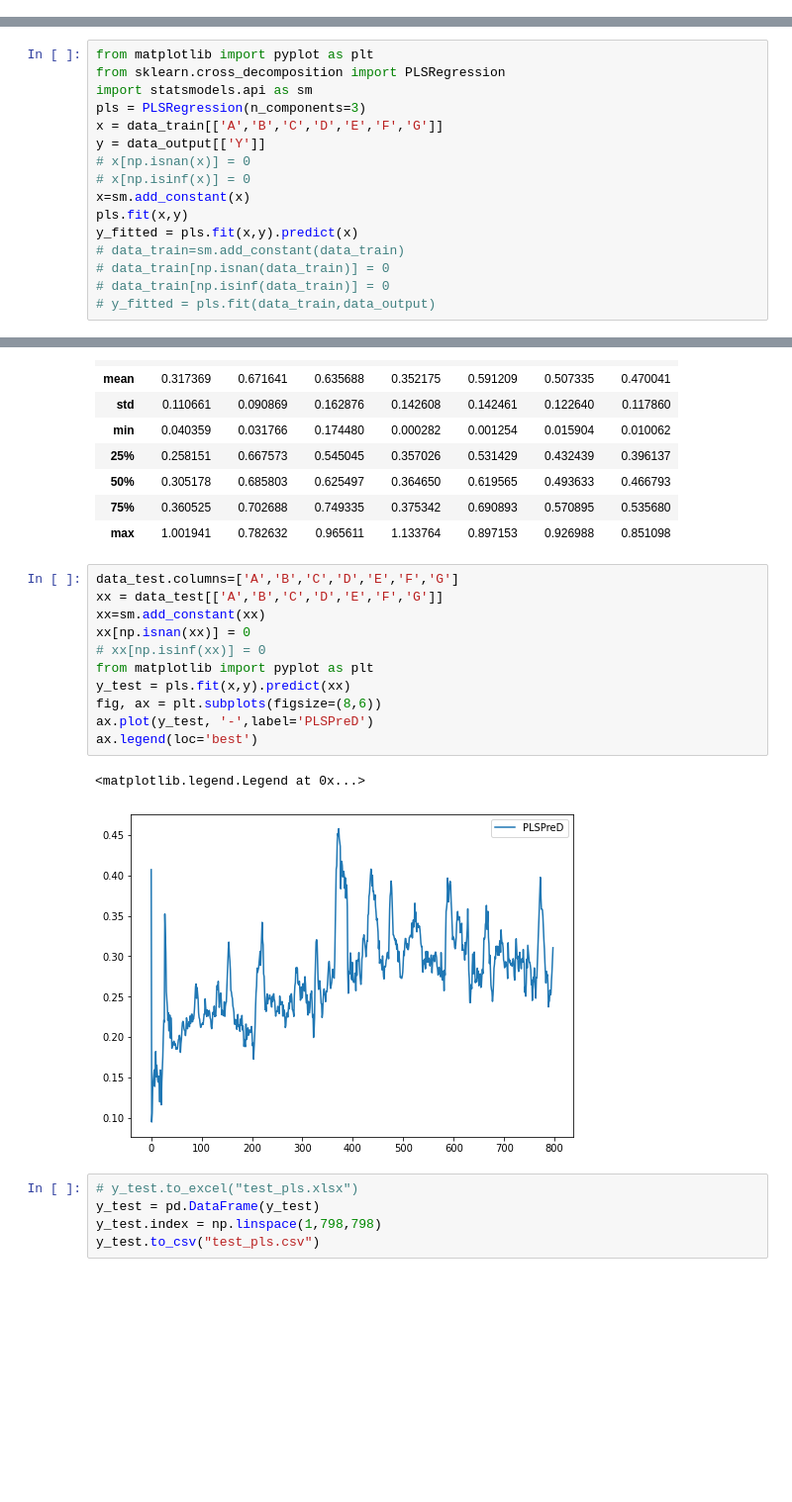
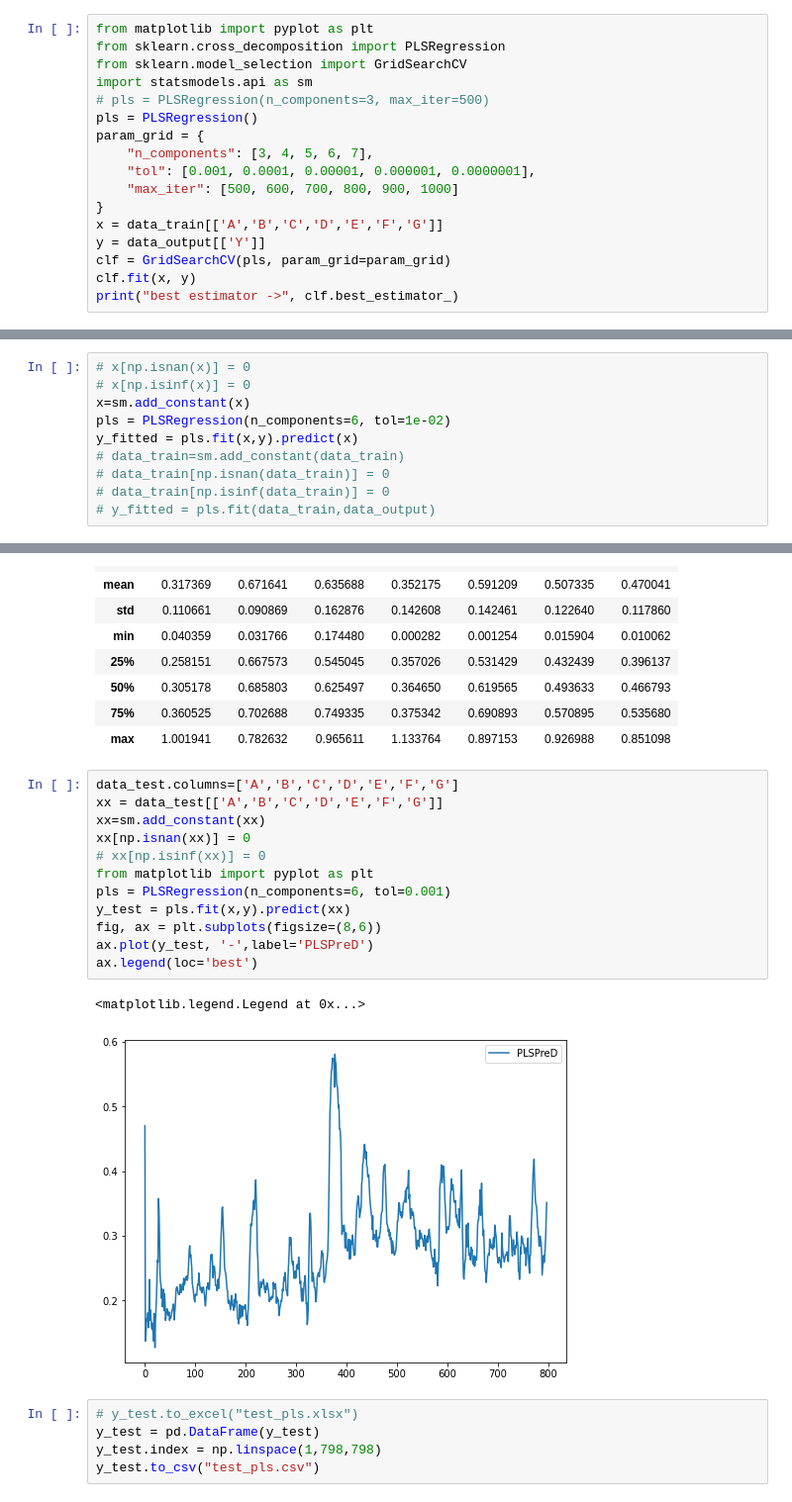
Before and after one commit to LeBronLiHD/ZJU2021_Data-driven_Modeling_Application, a Jupyter notebook: Simple-model/pls/pls.ipynb, the cells around one changed output, grey strips where cells are left out. Shown at 99% size. Saved outputs shown, nothing was run; the diff lists cells and outputs as text; blank space fills up the shorter version.

Commit message:
add parameter tune of PLS and Randomforest

```diff
--- a/Simple-model/pls/pls.ipynb
+++ b/Simple-model/pls/pls.ipynb
@@ -47,3 +47,20 @@ data_output.describe()
 # %%
 data_train.columns=['A','B','C','D','E','F','G']
 data_output.columns = ['Y']
+# %%
+from matplotlib import pyplot as plt
+from sklearn.cross_decomposition import PLSRegression
+from sklearn.model_selection import GridSearchCV
+import statsmodels.api as sm
+# pls = PLSRegression(n_components=3, max_iter=500)
+pls = PLSRegression()
+param_grid = {
+    "n_components": [3, 4, 5, 6, 7],
+    "tol": [0.001, 0.0001, 0.00001, 0.000001, 0.0000001],
+    "max_iter": [500, 600, 700, 800, 900, 1000]
+}
+x = data_train[['A','B','C','D','E','F','G']]
+y = data_output[['Y']]
+clf = GridSearchCV(pls, param_grid=param_grid)
+clf.fit(x, y)
+print("best estimator ->", clf.best_estimator_)
@@ -50,14 +69,8 @@ data_output.columns = ['Y']
 # %%
-from matplotlib import pyplot as plt
-from sklearn.cross_decomposition import PLSRegression
-import statsmodels.api as sm
-pls = PLSRegression(n_components=3)
-x = data_train[['A','B','C','D','E','F','G']]
-y = data_output[['Y']]
 # x[np.isnan(x)] = 0
 # x[np.isinf(x)] = 0
 x=sm.add_constant(x)
-pls.fit(x,y)
+pls = PLSRegression(n_components=6, tol=1e-02)
 y_fitted = pls.fit(x,y).predict(x)
 # data_train=sm.add_constant(data_train)
 # data_train[np.isnan(data_train)] = 0
@@ -89,17 +102,18 @@ data_test.describe()
 # %%
 data_test.columns=['A','B','C','D','E','F','G']
 xx = data_test[['A','B','C','D','E','F','G']]
 xx=sm.add_constant(xx)
 xx[np.isnan(xx)] = 0
 # xx[np.isinf(xx)] = 0
 from matplotlib import pyplot as plt
+pls = PLSRegression(n_components=6, tol=0.001)
 y_test = pls.fit(x,y).predict(xx)
 fig, ax = plt.subplots(figsize=(8,6))
 ax.plot(y_test, '-',label='PLSPreD')
 ax.legend(loc='best')
 # %% [output]
 <matplotlib.legend.Legend at 0x...>
-[figure, old version]
+[figure, new version]
 # %%
 # y_test.to_excel("test_pls.xlsx")
 y_test = pd.DataFrame(y_test)
```
Also changed, not shown: parts of 6 cells of this notebook, 9 other files.
